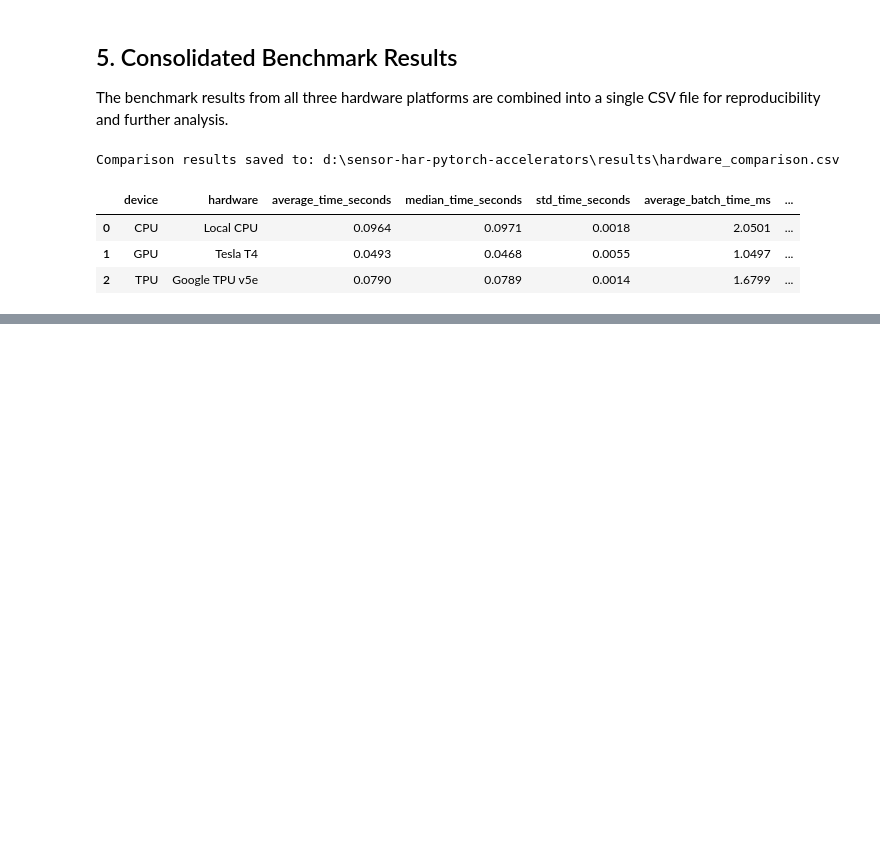
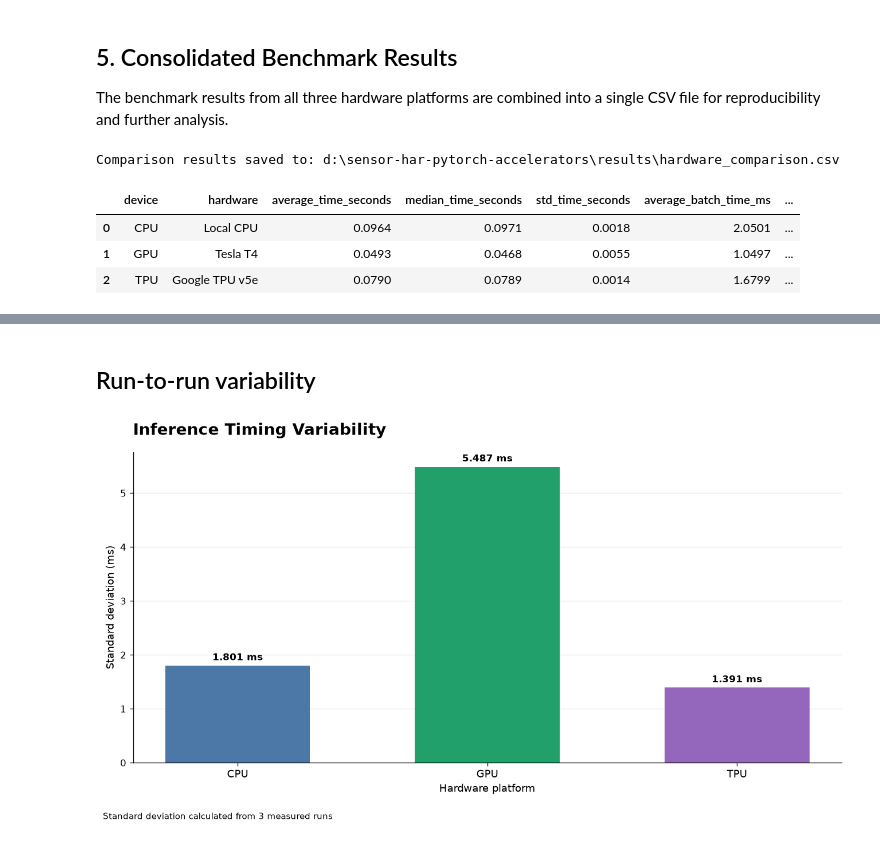
Before and after one commit to SujanKarna/sensor-har-pytorch-accelerators, a Jupyter notebook: notebooks/07_hardware_comparison_report.ipynb, the cells around one changed output, grey strips where cells are left out. Saved outputs shown, nothing was run; the diff lists cells and outputs as text; code cells hidden in the pictures; blank space fills up the shorter version.

```diff
--- a/notebooks/07_hardware_comparison_report.ipynb
+++ b/notebooks/07_hardware_comparison_report.ipynb
@@ -251,0 +436,60 @@ Comparison results saved to: d:\sensor-har-pytorch-accelerators\results\hardware
+# %% [markdown]
+## Run-to-run variability
+# %%
+fig, ax = plt.subplots()
+
+bars = ax.bar(
+    df["device"].astype(str),
+    df["std_time_ms"],
+    color=colors,
+    width=0.58
+)
+
+for bar, value in zip(bars, df["std_time_ms"]):
+    ax.text(
+        bar.get_x() + bar.get_width() / 2,
+        bar.get_height() + 0.1,
+        f"{value:.3f} ms",
+        ha="center",
+        fontweight="bold"
+    )
+
+ax.set_title(
+    "Inference Timing Variability",
+    loc="left",
+    pad=18
+)
+
+ax.set_ylabel("Standard deviation (ms)")
+ax.set_xlabel("Hardware platform")
+
+ax.text(
+    0.99, 0.96,
+    "",
+    transform=ax.transAxes,
+    ha="right",
+    fontsize=9,
+    fontweight="bold"
+)
+
+ax.grid(axis="y", alpha=0.25)
+ax.set_axisbelow(True)
+
+for spine in ["top", "right"]:
+    ax.spines[spine].set_visible(False)
+
+fig.text(
+    0.01, 0.015,
+    "Standard deviation calculated from 3 measured runs",
+    fontsize=9
+)
+
+plt.tight_layout(rect=[0, 0.05, 1, 1])
+plt.savefig(
+    RESULTS_DIR / "timing_variability_comparison.png",
+    dpi=300,
+    bbox_inches="tight"
+)
+plt.show()
+# %% [output]
+[figure, added]
```
Also changed, not shown: parts of 7 cells of this notebook, 5 other files.
